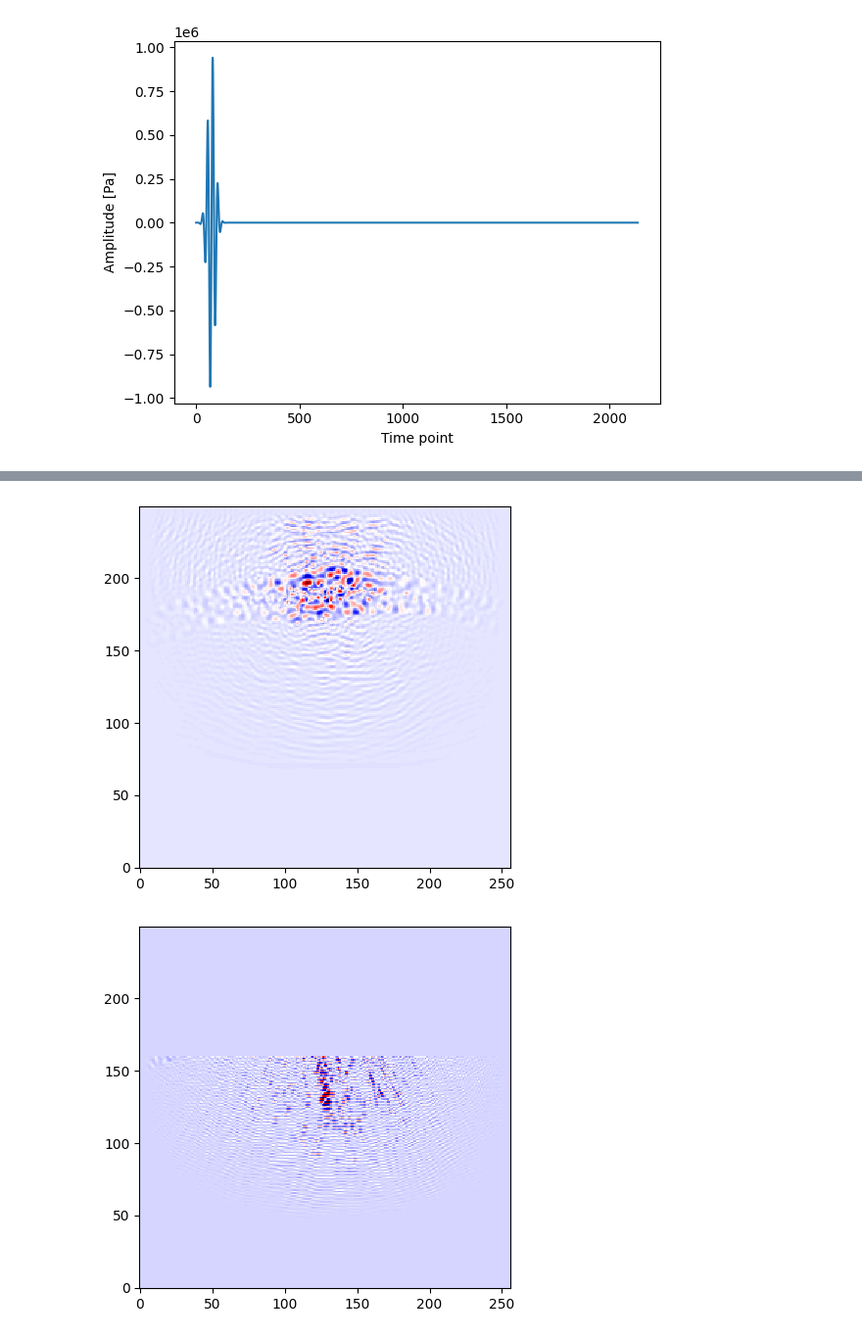
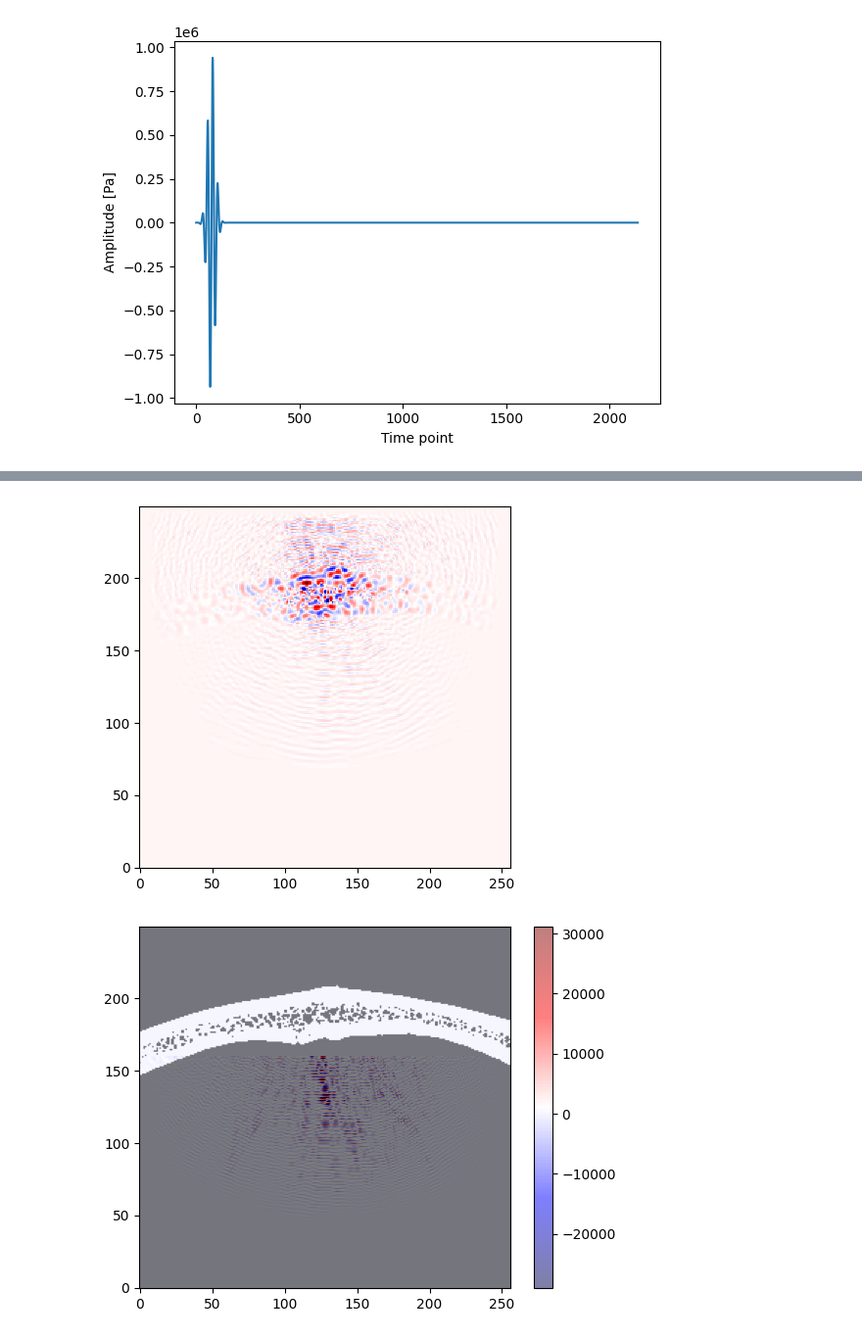
Before and after one commit to Brain-Hack-2024/transcranial-ultrasound, a Jupyter notebook: notebooks/recon_skull.ipynb, the cells around one changed output, grey strips where cells are left out. Shown at 98% size. Saved outputs shown, nothing was run; the diff lists cells and outputs as text; code cells hidden in the pictures.

Commit message:
reproducible figures

```diff
--- a/notebooks/recon_skull.ipynb
+++ b/notebooks/recon_skull.ipynb
@@ -19,7 +19,7 @@ Jax is using: gpu
 # 1. Simulate ultrasound data using `jwave`
 # %%
 # define linear ultrasound transducer (P4-1)
-nelements = 96
+nelements = 64 # number of transducer elements
 element_pitch = 2.95e-4 # distance between transducer elements
 transducer_extent = (nelements - 1) * element_pitch # length of the transducer [m]
 transducer_frequency = 2e6 # frequency of the transducer [Hz]
@@ -356,14 +316,17 @@ adjoint_pwave = np.squeeze(simulate_wave_propagation(medium, time_axis, sources=
 plt.imshow(adjoint_pwave[900, :, :].T, cmap='seismic', interpolation='nearest')
 plt.gca().invert_yaxis()
 # %% [output]
-[figure, old version]
+[figure, new version]
 # %%
 max_values = jnp.max(pwave.params, axis=0) + 1e-6
 normalized_pwave_params = pwave.params / max_values
 I = np.sum(np.squeeze(normalized_pwave_params) * np.flip(adjoint_pwave, axis=0), axis=0)
 I = I.at[:, 160:].set(0)
 # %%
-plt.imshow(I.T, cmap='seismic', interpolation='nearest')
+plt.imshow(speed_skull.T, cmap='gray')
+plt.imshow(I.T, cmap='seismic', alpha=0.5)
 plt.gca().invert_yaxis()
+plt.colorbar()
+plt.show()
 # %% [output]
-[figure, old version]
+[figure, new version]
```
Also changed, not shown: parts of 41 cells of this notebook.
